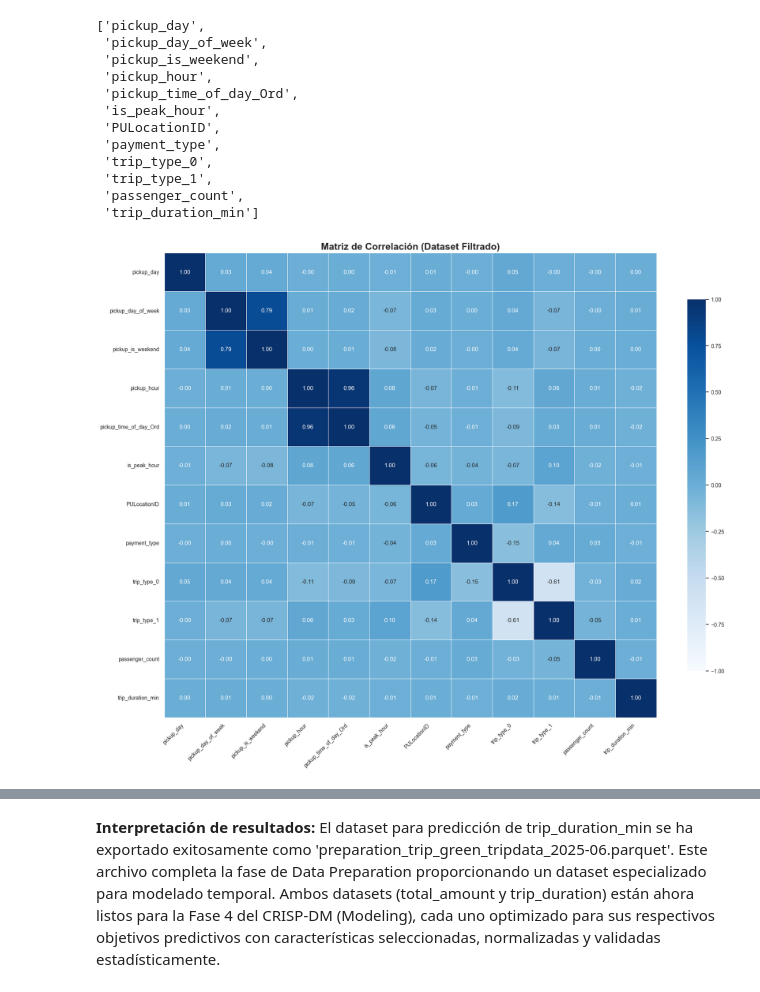
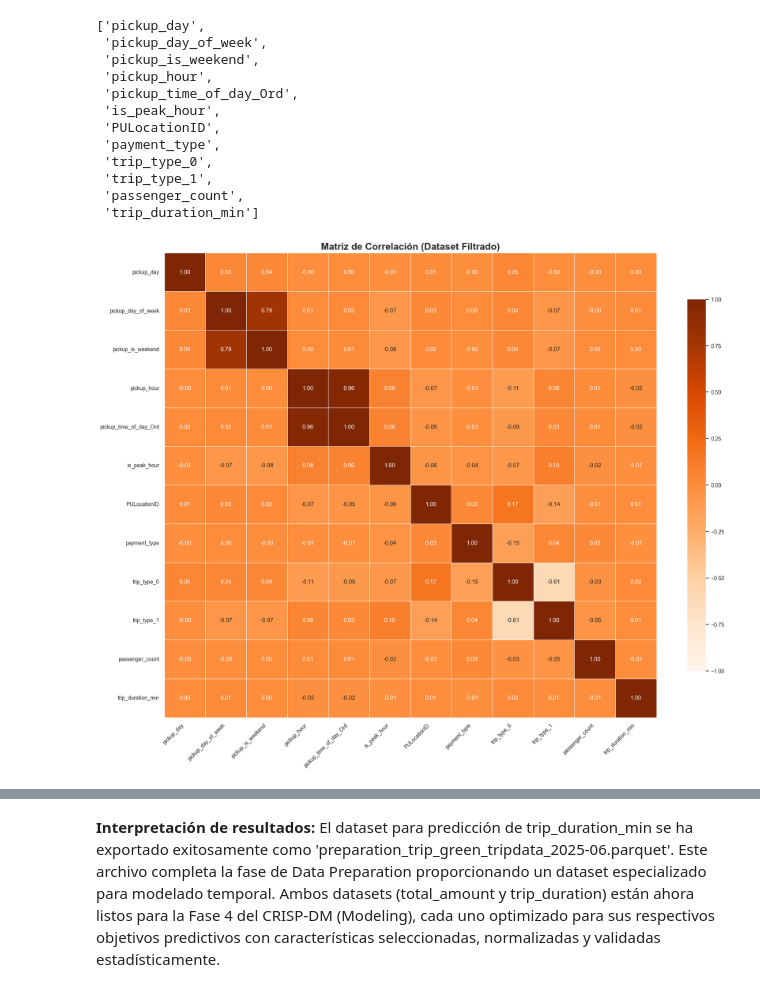
Before and after one commit to secarvallo/MLY0100, a Jupyter notebook: ML-N02/crisp-dm/03_data_preparation.ipynb, the cells around one changed output, grey strips where cells are left out. Cells and saved outputs as stored; diff of their text form; code cells hidden in the pictures.

```diff
--- a/ML-N02/crisp-dm/03_data_preparation.ipynb
+++ b/ML-N02/crisp-dm/03_data_preparation.ipynb
@@ -1439,21 +1439,21 @@ df_trip_lows.columns.tolist()
 # %%
 # Seleccionar columnas numéricas del DataFrame filtrado (df_trip_lows)
 numeric_cols_for_corr = df_trip_lows.select_dtypes(include=[np.number]).columns
 df_prep_for_corr = df_trip_lows[numeric_cols_for_corr].copy()
 
 # Calcular la matriz de correlación
 corr = df_prep_for_corr.corr()
 
 plt.figure(figsize=(18, 14))
 #sns.heatmap(corr, annot=True,cmap='Blues',fmt=".3f",mask=mask,linewidths=.5,cbar_kws={"shrink": .8},vmin=-1,vmax=1)
-sns.heatmap(corr, annot=True,cmap='Blues',fmt=".2f",linewidths=.5,cbar_kws={"shrink": .8},vmin=-1,vmax=1)
+sns.heatmap(corr, annot=True,cmap='Oranges',fmt=".2f",linewidths=.5,cbar_kws={"shrink": .8},vmin=-1,vmax=1)
 plt.title("Matriz de Correlación (Dataset Filtrado)", fontsize=18, fontweight='bold')
 plt.xticks(rotation=45, ha='right')
 plt.yticks(rotation=0)
 plt.tight_layout()
 plt.show()
 # %% [output]
-[figure, old version]
+[figure, new version]
 # %%
 # Heatmap con máscara para correlaciones fuertes (≥0.2) - Dataset filtrado
 mask = np.triu(np.ones_like(corr, dtype=bool)) | (np.abs(corr) < 0.2)
```
Also changed, not shown: parts of 1 cell of this notebook, 1 other file.
